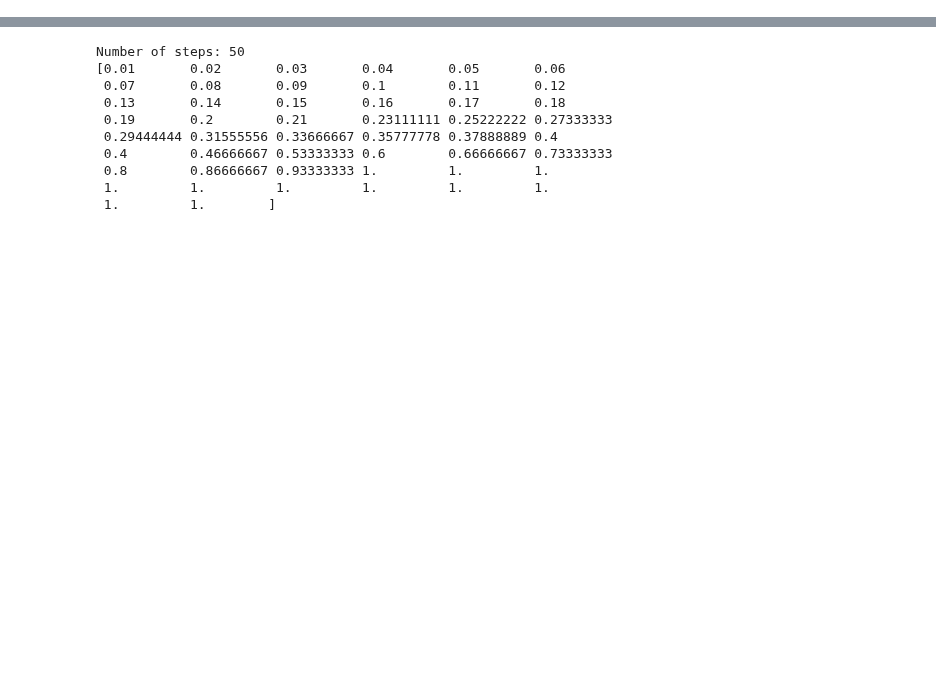
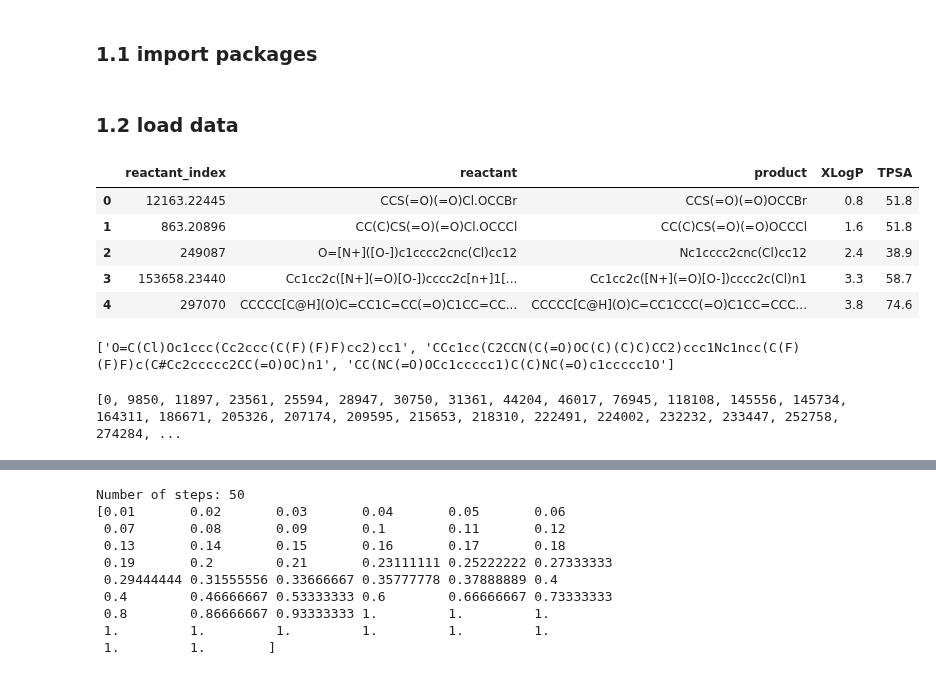
Before and after one commit to yoshida-lab/XenonPy, a Jupyter notebook: xenonpy/contrib/ismd/Sample.ipynb, the cells around one changed output, grey strips where cells are left out. Drawn from its saved outputs; the diff is of its cells as text; code cells hidden in the pictures; blank space fills up the shorter version.

```diff
--- a/xenonpy/contrib/ismd/Sample.ipynb
+++ b/xenonpy/contrib/ismd/Sample.ipynb
@@ -207,0 +11,2 @@ Round 4 ['N#Cc1nn(CCCO)cc1Br.CNCc1cccc(OCSC)c1', 'O=C1CCC(=Cc2cccc(Oc3ccc(C(F)(F
+# %% [markdown]
+### 1.1 import packages
@@ -207,0 +29,34 @@ Round 4 ['N#Cc1nn(CCCO)cc1Br.CNCc1cccc(OCSC)c1', 'O=C1CCC(=Cc2cccc(Oc3ccc(C(F)(F
+# %% [markdown]
+### 1.2 load data
+# %%
+# ground truth data
+ground_truth_path = "/home/qiz/data/lab_database/ismd_data/STEREO_id_reactant_product_xlogp_tpsa.csv"
+data = pd.read_csv(ground_truth_path)[:10000]
+data.head()
+# %% [output]
+|  | reactant_index | reactant | product | XLogP | TPSA |
+| 0 | 12163.22445 | CCS(=O)(=O)Cl.OCCBr | CCS(=O)(=O)OCCBr | 0.8 | 51.8 |
+| 1 | 863.20896 | CC(C)CS(=O)(=O)Cl.OCCCl | CC(C)CS(=O)(=O)OCCCl | 1.6 | 51.8 |
+| 2 | 249087 | O=[N+]([O-])c1cccc2cnc(Cl)cc12 | Nc1cccc2cnc(Cl)cc12 | 2.4 | 38.9 |
+| 3 | 153658.23440 | Cc1cc2c([N+](=O)[O-])cccc2c[n+]1[... | Cc1cc2c([N+](=O)[O-])cccc2c(Cl)n1 | 3.3 | 58.7 |
+| 4 | 297070 | CCCCC[C@H](O)C=CC1C=CC(=O)C1CC=CC... | CCCCC[C@H](O)C=CC1CCC(=O)C1CC=CCC... | 3.8 | 74.6 |
+# %%
+# reactant pool
+reactant_pool_path = "/home/qiz/data/lab_database/ismd_data/STEREO_pool.txt"
+
+with open(reactant_pool_path, 'r') as f:
+    reactant_pool = f.read().splitlines()  # len(reactant_pool)=637645
+
+# show the first three elements in the reactant pool
+print(reactant_pool[:3])
+# %% [output]
+['O=C(Cl)Oc1ccc(Cc2ccc(C(F)(F)F)cc2)cc1', 'CCc1cc(C2CCN(C(=O)OC(C)(C)C)CC2)ccc1Nc1ncc(C(F)(F)F)c(C#Cc2ccccc2CC(=O)OC)n1', 'CC(NC(=O)OCc1ccccc1)C(C)NC(=O)c1ccccc1O']
+# %%
+# similarity matrix of reactant pool
+sim_matrix_path = "/home/qiz/data/lab_database/ismd_data/ZINC_sim_sparse.npz"
+reactant_pool_sim = scipy.sparse.load_npz(sim_matrix_path).tocsr()
+
+# show the list of indice whose molecule is similar to the first one in the reactant pool
+print(reactant_pool_sim[0,:].nonzero()[1].tolist())
+# %% [output]
+[0, 9850, 11897, 23561, 25594, 28947, 30750, 31361, 44204, 46017, 76945, 118108, 145556, 145734, 164311, 186671, 205326, 207174, 209595, 215653, 218310, 222491, 224002, 232232, 233447, 252758, 274284, ...
```
Also changed, not shown: parts of 48 cells of this notebook, 11 other files.
